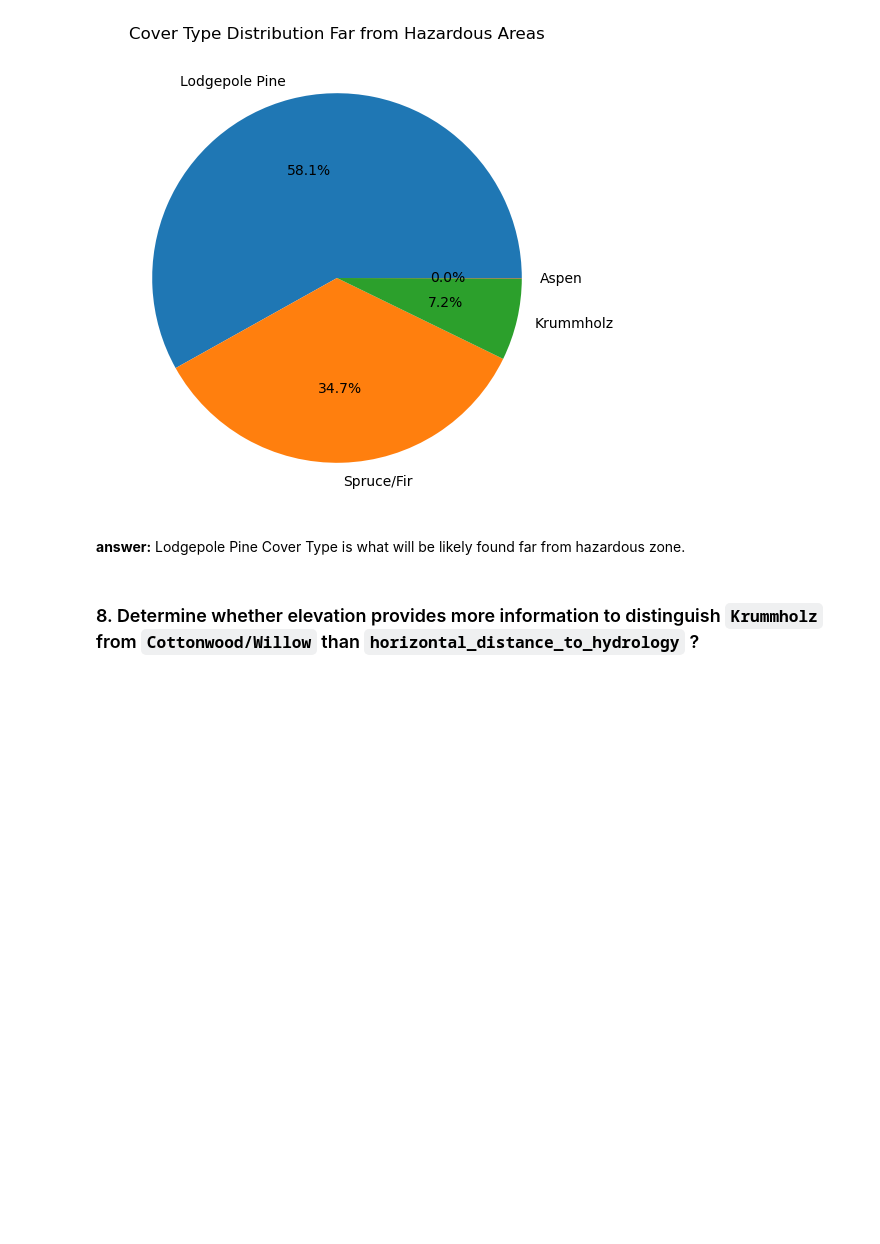
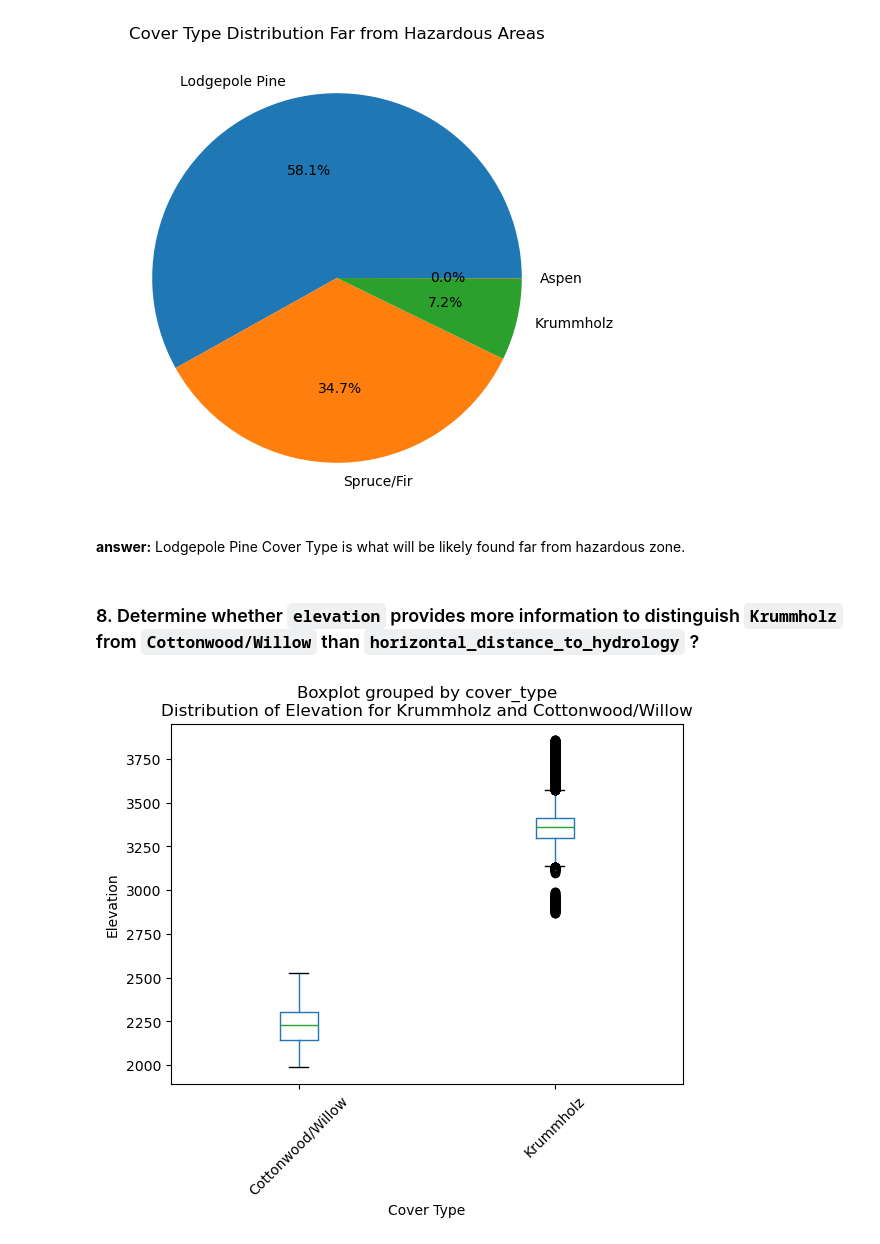
Before and after one commit to wit03/datamodel, a Jupyter notebook: lab4/lab4.ipynb, the cells around one changed output. Cells and saved outputs as stored; diff of their text form; code cells hidden in the pictures; blank space fills up the shorter version.

````diff
--- a/lab4/lab4.ipynb
+++ b/lab4/lab4.ipynb
@@ -142,12 +142,15 @@ plt.show()
 # %% [markdown]
 **answer:** Lodgepole Pine Cover Type is what will be likely found far from hazardous zone.
 # %% [markdown]
-### 8. Determine whether elevation provides more information to distinguish ```Krummholz``` from ```Cottonwood/Willow``` than ```horizontal_distance_to_hydrology``` ?
+### 8. Determine whether ```elevation``` provides more information to distinguish ```Krummholz``` from ```Cottonwood/Willow``` than ```horizontal_distance_to_hydrology``` ?
 # %%
-filtered_df = df[(df['cover_type'] == 'Krummholz') & (df['cover_type'] == 'Cottonwood/Willow')]
-df.boxplot(by='cover_type', column='elevation', grid=False)
-plt.title('Distribution of Elevation for each Cover Type')
+filtered_df = df[(df['cover_type'] == 'Krummholz') | (df['cover_type'] == 'Cottonwood/Willow')]
+
+filtered_df.boxplot(by='cover_type', column='elevation', grid=False)
+plt.title('Distribution of Elevation for Krummholz and Cottonwood/Willow')
 plt.xlabel('Cover Type')
 plt.ylabel('Elevation')
 plt.xticks(rotation=45)
 plt.show()
+# %% [output]
+[figure, added]
````
Also changed, not shown: parts of 5 cells of this notebook, 6 other files.
